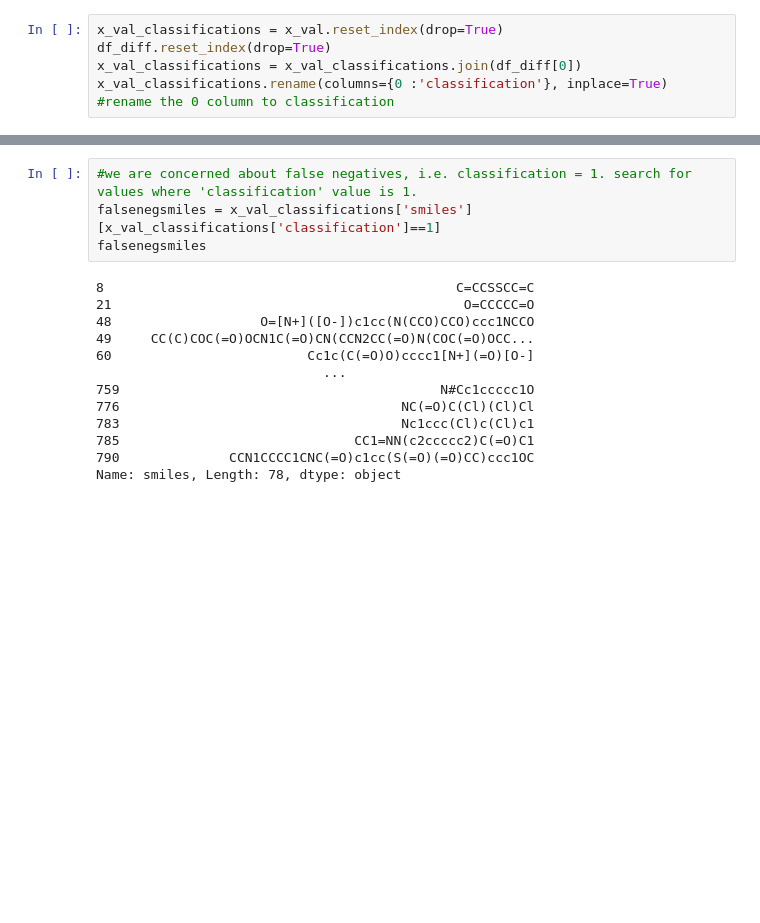
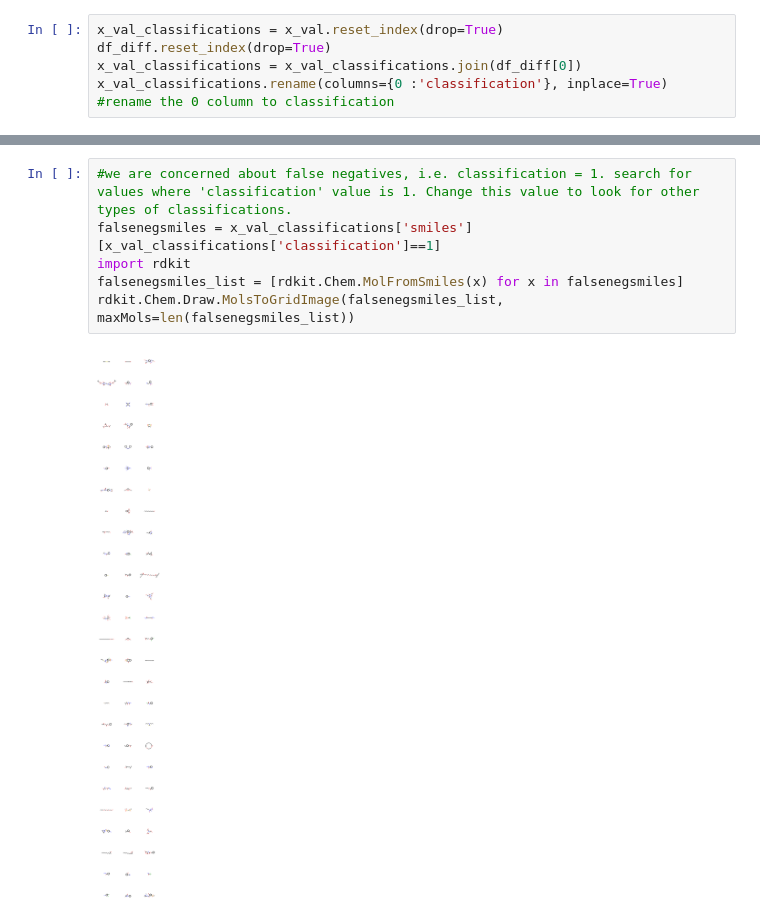
Before and after one commit to dx21006/ML_Tox21_Assessment, a Jupyter notebook: no_nontoxic_nans/2_random_forest/random forest new.ipynb, the cells around one changed output, grey strips where cells are left out. Cells and saved outputs as stored; diff of their text form; blank space fills up the shorter version.

Commit message:
added false negative detector to annas best false negative model

```diff
--- a/no_nontoxic_nans/2_random_forest/random forest new.ipynb
+++ b/no_nontoxic_nans/2_random_forest/random forest new.ipynb
@@ -421,19 +404,10 @@ x_val_classifications
 | 791 | 1.192416 | 1.192416 | -0.629271 | -0.518090 | 1.011470 | 2.792336 | 0.864094 | ... |
 792 rows × 219 columns
 # %%
-#we are concerned about false negatives, i.e. classification = 1. search for values where 'classification' value is 1.
+#we are concerned about false negatives, i.e. classification = 1. search for values where 'classification' value is 1. Change this value to look for other types of classifications.
 falsenegsmiles = x_val_classifications['smiles'][x_val_classifications['classification']==1]
-falsenegsmiles
+import rdkit
+falsenegsmiles_list = [rdkit.Chem.MolFromSmiles(x) for x in falsenegsmiles]
+rdkit.Chem.Draw.MolsToGridImage(falsenegsmiles_list, maxMols=len(falsenegsmiles_list))
 # %% [output]
-8                                             C=CCSSCC=C
-21                                             O=CCCCC=O
-48                   O=[N+]([O-])c1cc(N(CCO)CCO)ccc1NCCO
-49     CC(C)COC(=O)OCN1C(=O)CN(CCN2CC(=O)N(COC(=O)OCC...
-60                         Cc1c(C(=O)O)cccc1[N+](=O)[O-]
-                             ...
-759                                         N#Cc1ccccc1O
-776                                    NC(=O)C(Cl)(Cl)Cl
-783                                    Nc1ccc(Cl)c(Cl)c1
-785                              CC1=NN(c2ccccc2)C(=O)C1
-790              CCN1CCCC1CNC(=O)c1cc(S(=O)(=O)CC)ccc1OC
-Name: smiles, Length: 78, dtype: object
+[figure, added]
```
Also changed, not shown: parts of 2 cells of this notebook, 1 other file.
